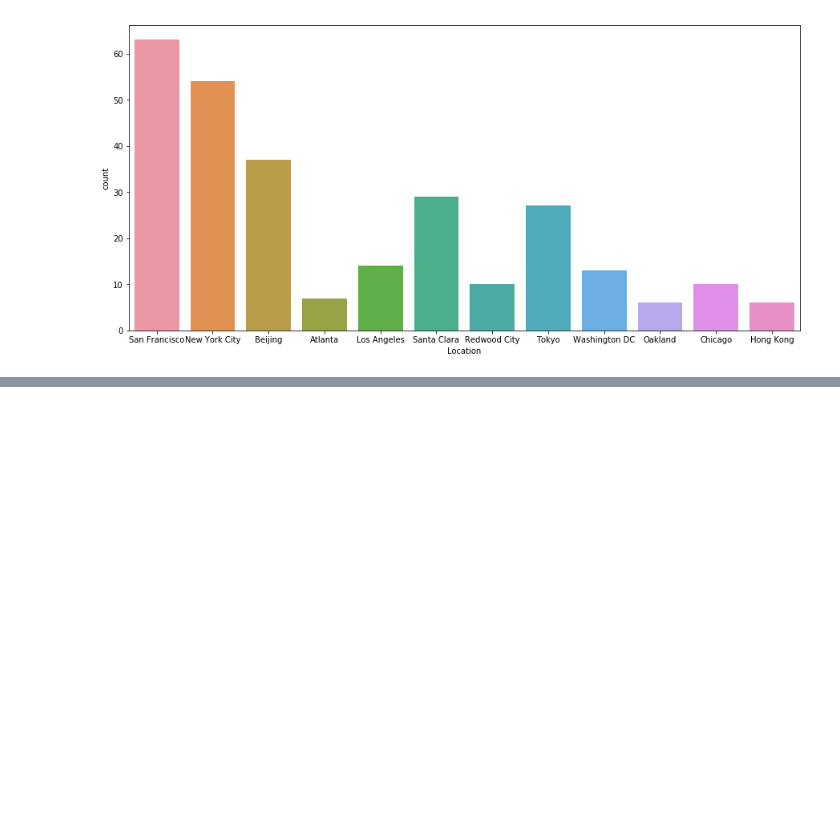
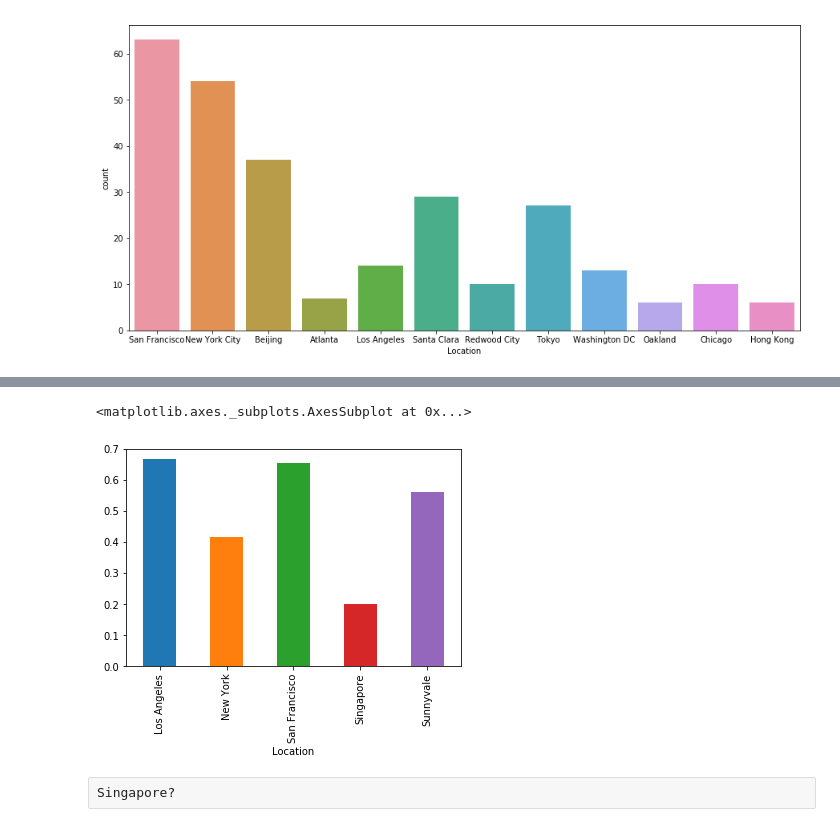
Before and after one commit to mikinomura/DS-1.1-Data-Analysis, a Jupyter notebook: MyWorks/Summer-Academy-NPS-Project.ipynb, the cells around one changed output, grey strips where cells are left out. Drawn from its saved outputs; the diff is of its cells as text; code cells hidden in the pictures; blank space fills up the shorter version.

```diff
--- a/MyWorks/Summer-Academy-NPS-Project.ipynb
+++ b/MyWorks/Summer-Academy-NPS-Project.ipynb
@@ -270,0 +344,8 @@ sb.countplot(x="Location", data=df_2017[df_2017["Week"] == "Week 1"], ax=ax)
+# %%
+all_8_location = all_8.groupby("Location")
+all_8_location.apply(lambda x: calcNPS(x)).plot.bar()
+# %% [output]
+<matplotlib.axes._subplots.AxesSubplot at 0x...>
+[figure, added]
+# %% [raw]
+Singapore?
```
Also changed, not shown: parts of 26 cells of this notebook.
